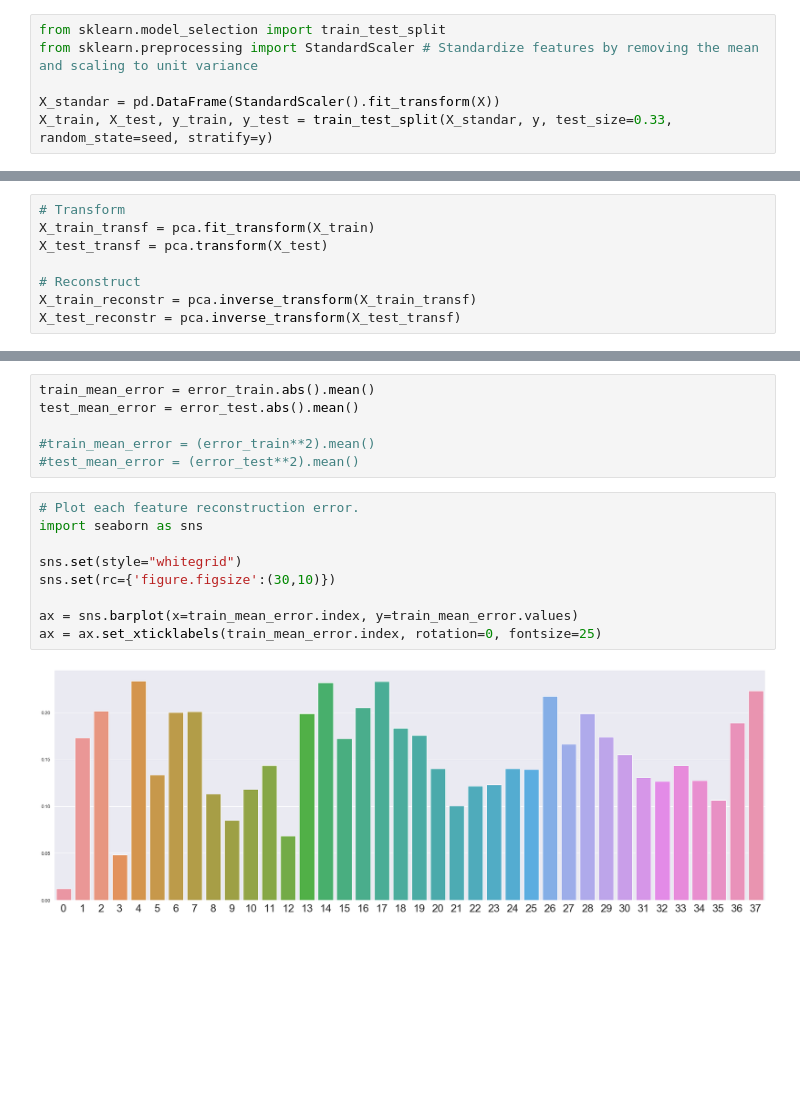
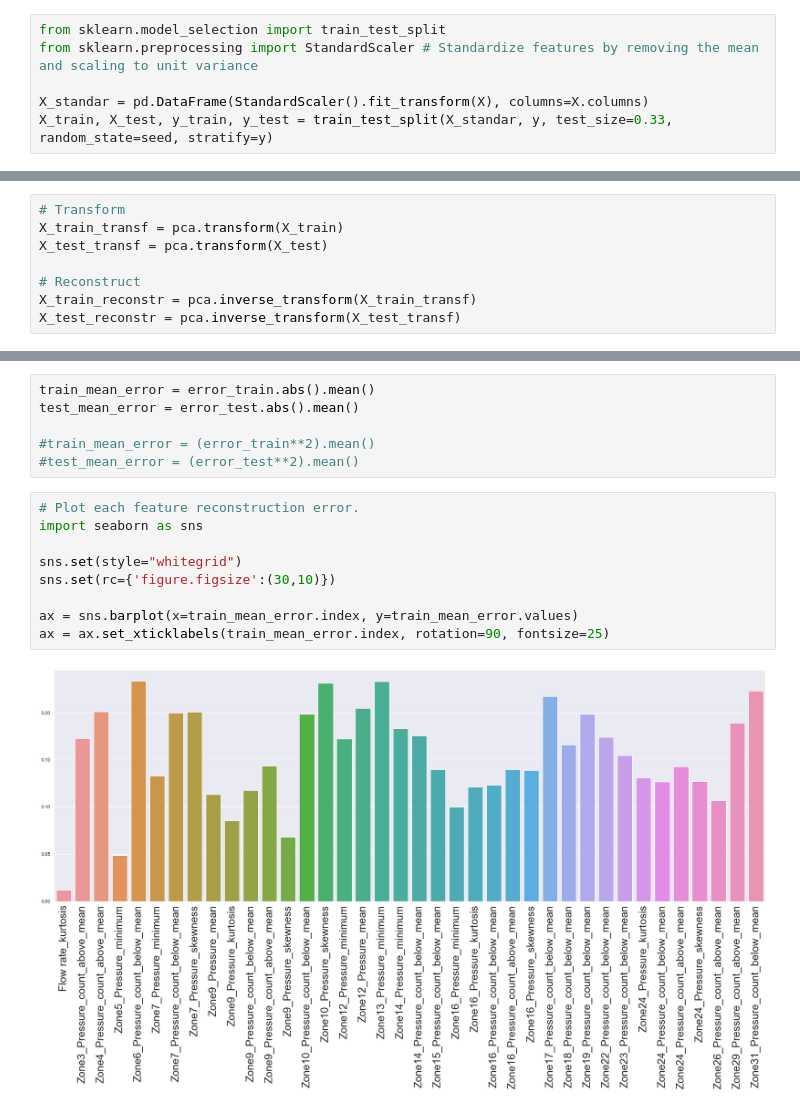
Before and after one commit to xetxezarreta/explainable_anomaly_detection, a Jupyter notebook: main.ipynb, the cells around one changed output, grey strips where cells are left out. Drawn from its saved outputs; the diff is of its cells as text; blank space fills up the shorter version.

```diff
--- a/main.ipynb
+++ b/main.ipynb
@@ -62,7 +62,7 @@ Standarize and split the data on train/test.
 from sklearn.model_selection import train_test_split
 from sklearn.preprocessing import StandardScaler # Standardize features by removing the mean and scaling to unit variance
 
-X_standar = pd.DataFrame(StandardScaler().fit_transform(X))
+X_standar = pd.DataFrame(StandardScaler().fit_transform(X), columns=X.columns)
 X_train, X_test, y_train, y_test = train_test_split(X_standar, y, test_size=0.33, random_state=seed, stratify=y)
 # %% [markdown]
 Fit pca
@@ -82,7 +82,7 @@ print(pca.singular_values_)
 Transform and reconstruct the data.
 # %%
 # Transform
-X_train_transf = pca.fit_transform(X_train)
+X_train_transf = pca.transform(X_train)
 X_test_transf = pca.transform(X_test)
 
 # Reconstruct
@@ -103,11 +103,11 @@ test_mean_error = error_test.abs().mean()
 # %%
 # Plot each feature reconstruction error.
 import seaborn as sns
 
 sns.set(style="whitegrid")
 sns.set(rc={'figure.figsize':(30,10)})
 
 ax = sns.barplot(x=train_mean_error.index, y=train_mean_error.values)
-ax = ax.set_xticklabels(train_mean_error.index, rotation=0, fontsize=25)
+ax = ax.set_xticklabels(train_mean_error.index, rotation=90, fontsize=25)
 # %% [output]
-[figure, old version]
+[figure, new version]
```
Also changed, not shown: parts of 3 cells of this notebook, 1 other file.
